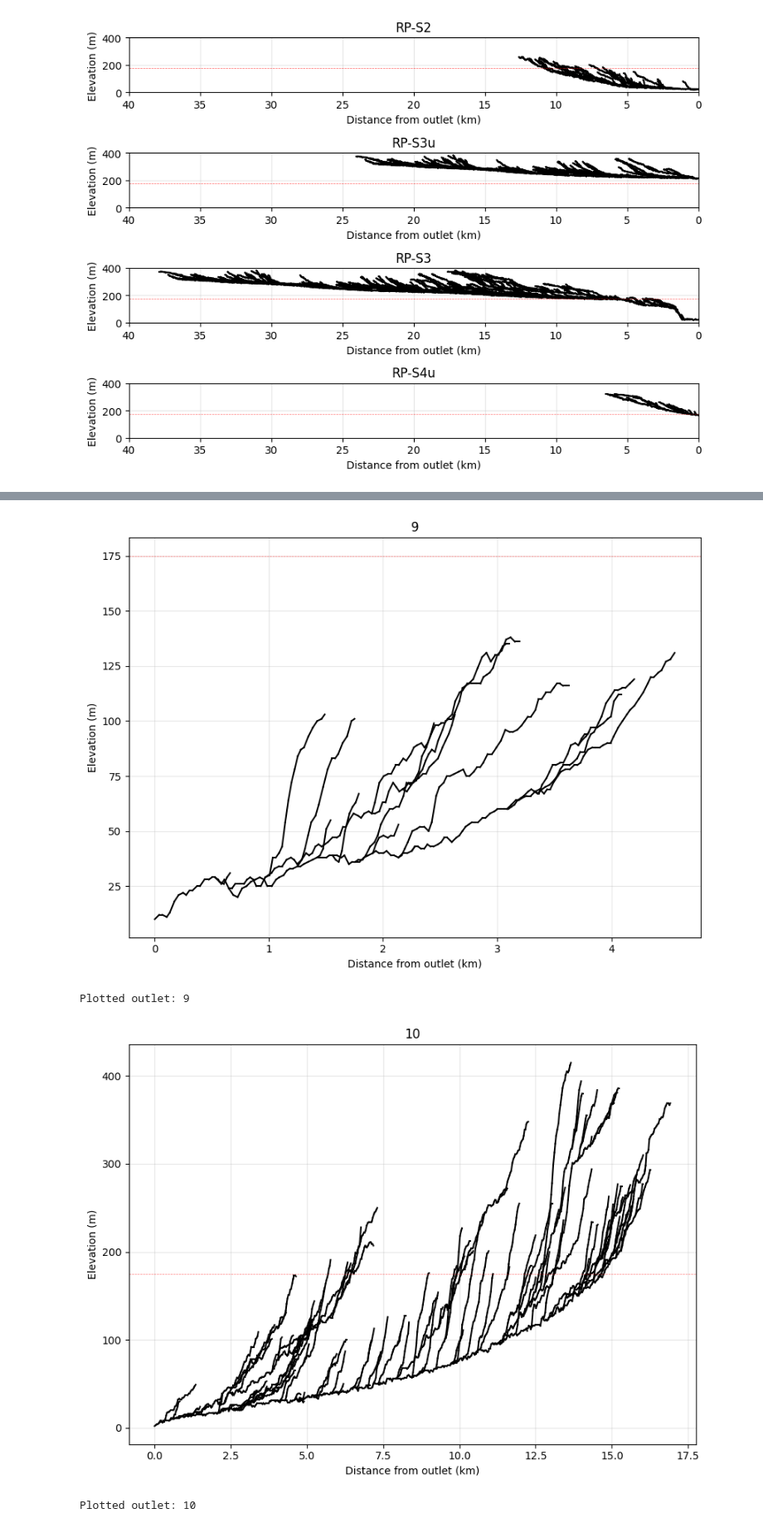
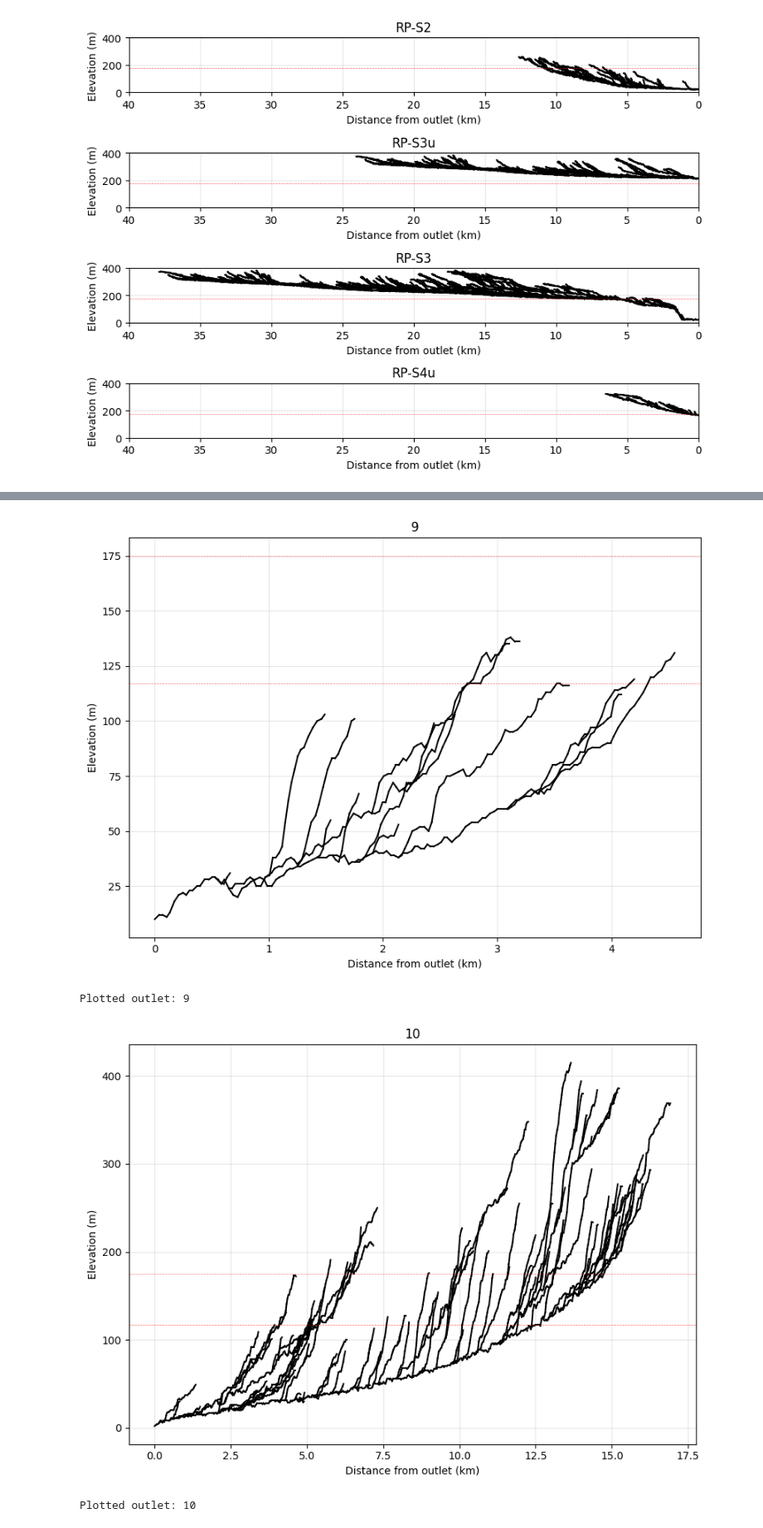
Before and after one commit to glong1321/AndesTG, a Jupyter notebook: Rapel/base_level/PlotProfiles.ipynb, the cells around one changed output, grey strips where cells are left out. Shown at 83% size. Cells and saved outputs as stored; diff of their text form; code cells hidden in the pictures.

```diff
--- a/Rapel/base_level/PlotProfiles.ipynb
+++ b/Rapel/base_level/PlotProfiles.ipynb
@@ -283,34 +289,35 @@ for outlet_name, outlet_coords in outlets['rapel'].items():
         area=area,
         de=mean_pixel_dimension
     )
     fix_indices_recursive(ld_list)
 
     # Plot the profile
     plot_upstream_profile(ld_list, minimum_area=1E5)
 
     # Add dashed line at 175 m
     ax.axhline(y=175, color='red', linestyle='--', linewidth=0.5, alpha=0.6)
+    ax.axhline(y=117, color='red', linestyle='--', linewidth=0.5, alpha=0.6)
 
     # Format the plot
     ax.grid(True, alpha=0.3)
     ax.set_xlabel('Distance from outlet (km)')
     ax.set_ylabel('Elevation (m)')
     ax.set_title(outlet_name)
 
     plt.tight_layout()
     plt.show()
 
     print(f'Plotted outlet: {outlet_name}')
 # %% [output]
 [figure]
 Plotted outlet: 6
 [figure]
 Plotted outlet: 7
 [figure]
 Plotted outlet: 8
 [figure]
 Plotted outlet: 9
-[figure, old version]
+[figure, new version]
 Plotted outlet: 10
 [figure]
 Plotted outlet: 11
```
Also changed, not shown: parts of 6 cells of this notebook, 9 other files.
